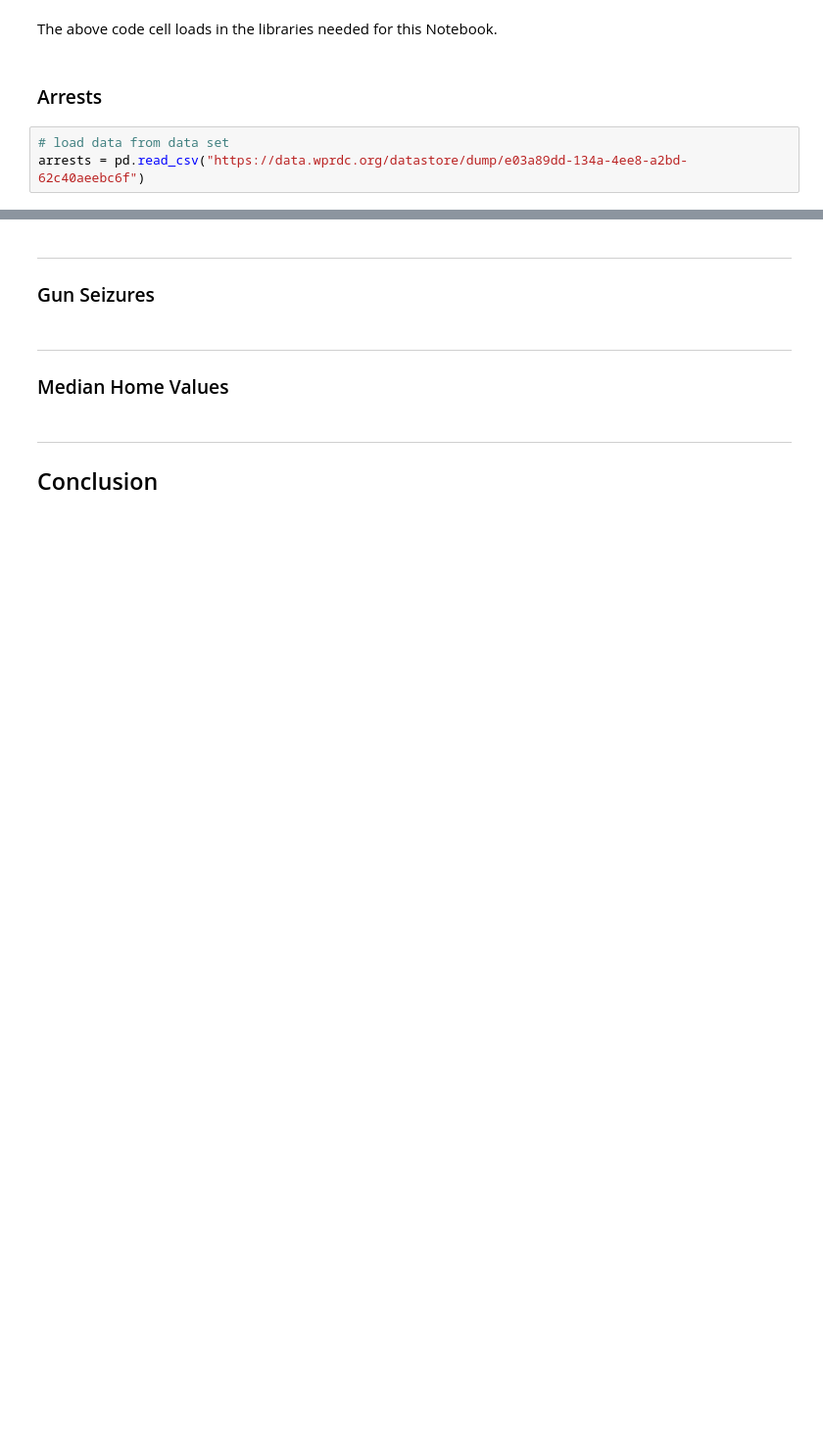
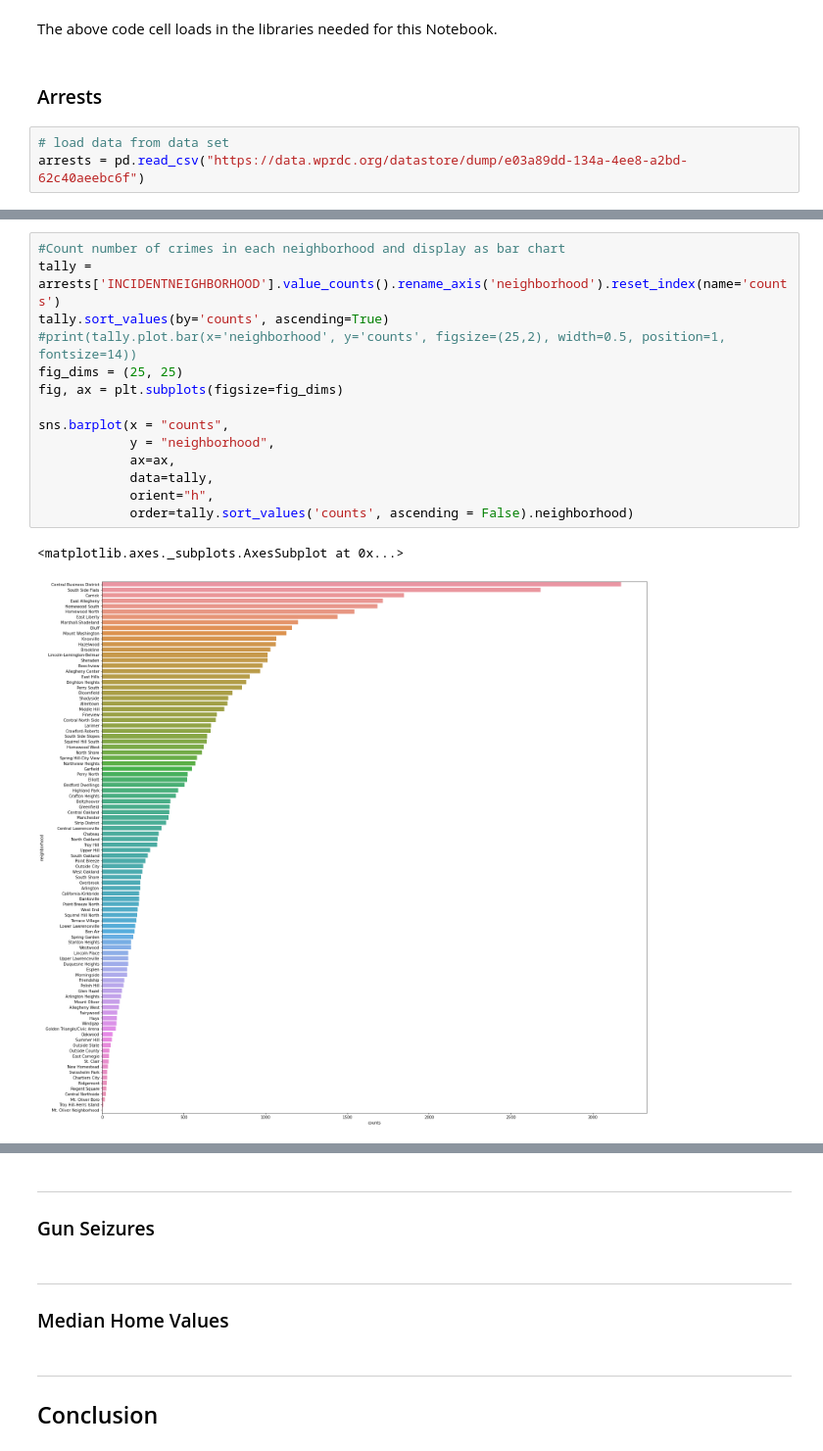
Before and after one commit to shinwookim/CMPINF-0010-Final-Project, a Jupyter notebook: Combined.ipynb, the cells around one changed output, grey strips where cells are left out. Shown: that part at 98% size. Saved outputs shown, nothing was run; the diff lists cells and outputs as text; blank space fills up the shorter version.

```diff
--- a/Combined.ipynb
+++ b/Combined.ipynb
@@ -45,0 +48,17 @@ DriverError: ./data(shk148)/pgh/City_of_Pittsburgh_Neighborhoods.shp: No such fi
+# %%
+#Count number of crimes in each neighborhood and display as bar chart
+tally = arrests['INCIDENTNEIGHBORHOOD'].value_counts().rename_axis('neighborhood').reset_index(name='counts')
+tally.sort_values(by='counts', ascending=True)
+#print(tally.plot.bar(x='neighborhood', y='counts', figsize=(25,2), width=0.5, position=1, fontsize=14))
+fig_dims = (25, 25)
+fig, ax = plt.subplots(figsize=fig_dims)
+
+sns.barplot(x = "counts",
+            y = "neighborhood",
+            ax=ax,
+            data=tally,
+            orient="h",
+            order=tally.sort_values('counts', ascending = False).neighborhood)
+# %% [output]
+<matplotlib.axes._subplots.AxesSubplot at 0x...>
+[figure, added]
```
Also changed, not shown: parts of 2 cells of this notebook.
